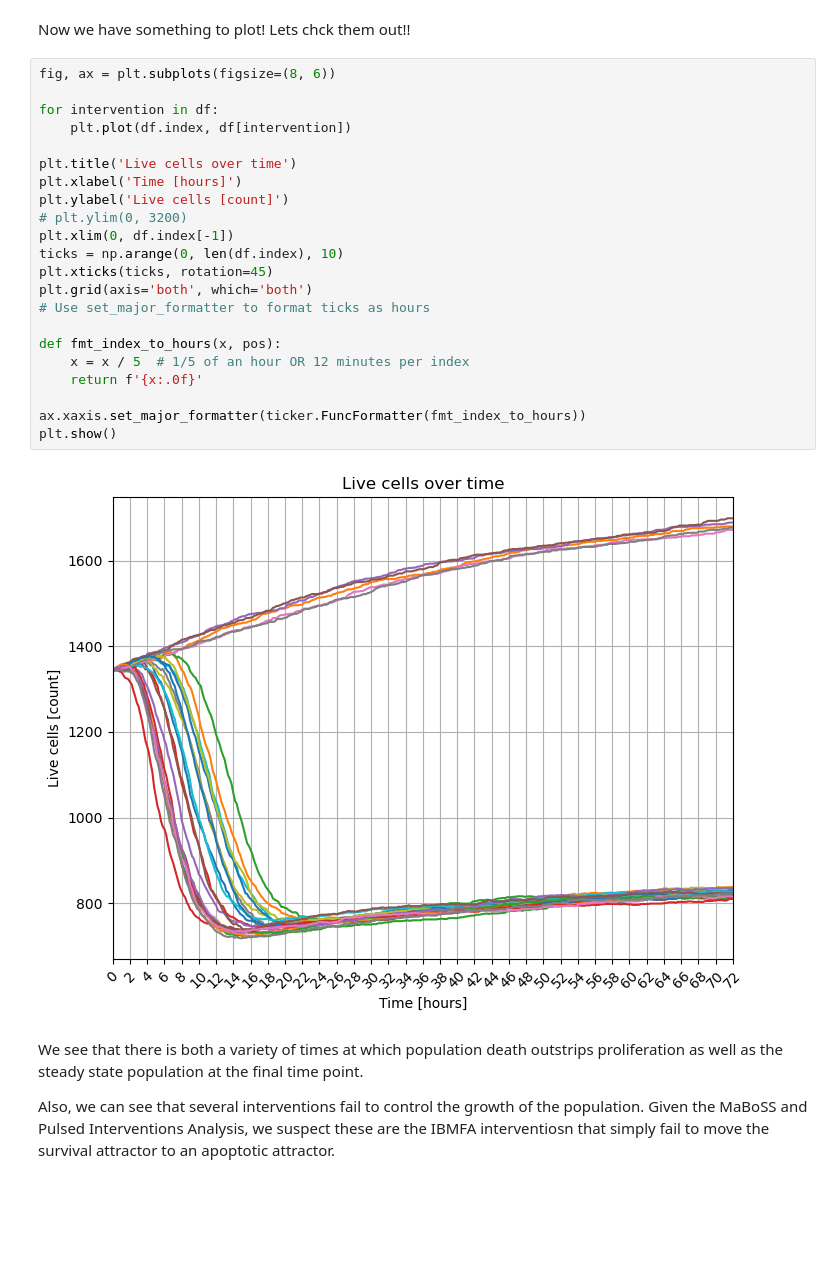
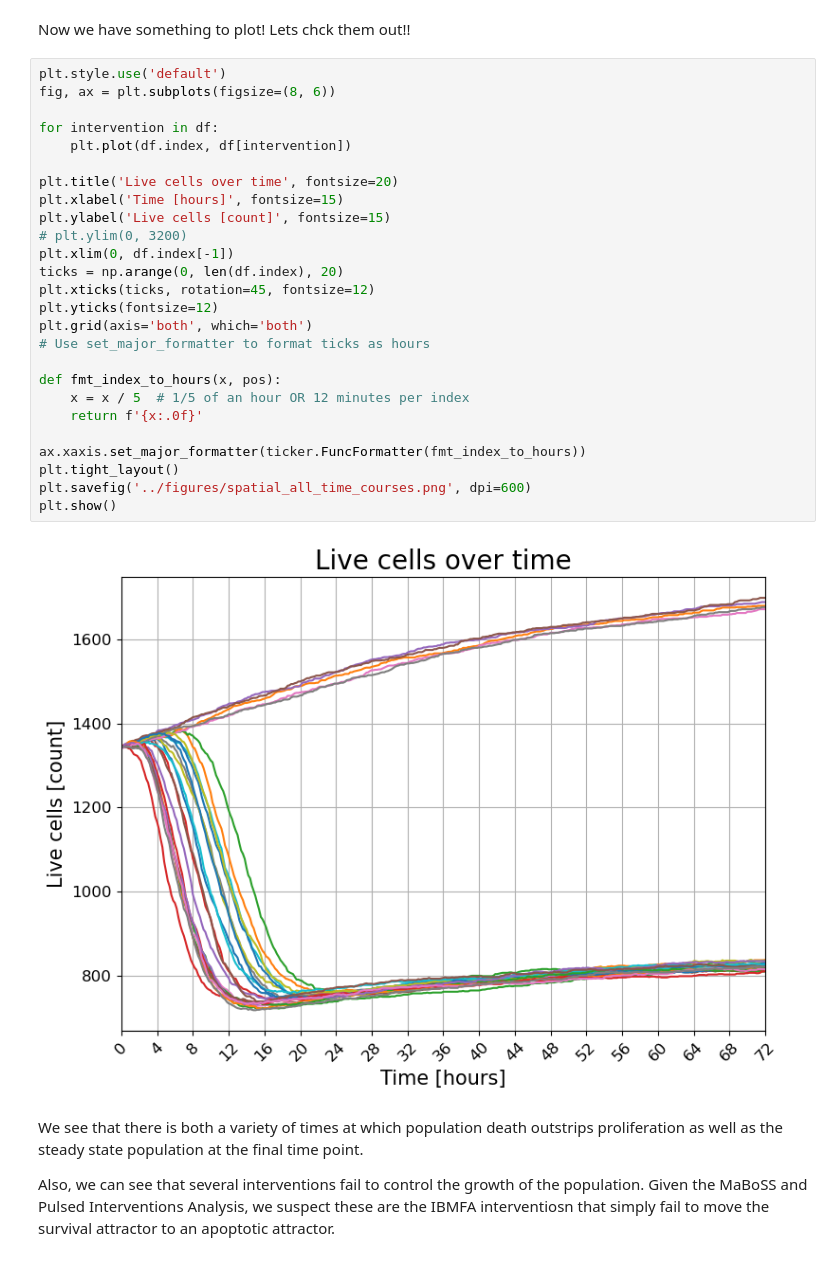
Before and after one commit to johnmetzcar/PhysiLab, a Jupyter notebook: scripts/Spatial Gradient-based Analysis.ipynb, the cells around one changed output. Drawn from its saved outputs; the diff is of its cells as text; blank space fills up the shorter version.

```diff
--- a/scripts/Spatial Gradient-based Analysis.ipynb
+++ b/scripts/Spatial Gradient-based Analysis.ipynb
@@ -54,29 +54,33 @@ df.head(100)
 # %% [markdown]
 Now we have something to plot! Lets chck them out!!
 # %%
+plt.style.use('default')
 fig, ax = plt.subplots(figsize=(8, 6))
 
 for intervention in df:
     plt.plot(df.index, df[intervention])
 
-plt.title('Live cells over time')
-plt.xlabel('Time [hours]')
-plt.ylabel('Live cells [count]')
+plt.title('Live cells over time', fontsize=20)
+plt.xlabel('Time [hours]', fontsize=15)
+plt.ylabel('Live cells [count]', fontsize=15)
 # plt.ylim(0, 3200)
 plt.xlim(0, df.index[-1])
-ticks = np.arange(0, len(df.index), 10)
-plt.xticks(ticks, rotation=45)
+ticks = np.arange(0, len(df.index), 20)
+plt.xticks(ticks, rotation=45, fontsize=12)
+plt.yticks(fontsize=12)
 plt.grid(axis='both', which='both')
 # Use set_major_formatter to format ticks as hours
 
 def fmt_index_to_hours(x, pos):
     x = x / 5  # 1/5 of an hour OR 12 minutes per index
     return f'{x:.0f}'
 
 ax.xaxis.set_major_formatter(ticker.FuncFormatter(fmt_index_to_hours))
+plt.tight_layout()
+plt.savefig('../figures/spatial_all_time_courses.png', dpi=600)
 plt.show()
 # %% [output]
-[figure, old version]
+[figure, new version]
 # %% [markdown]
 We see that there is both a variety of times at which population death outstrips proliferation as well as the steady state population at the final time point.
 
```
Also changed, not shown: parts of 28 cells of this notebook.
